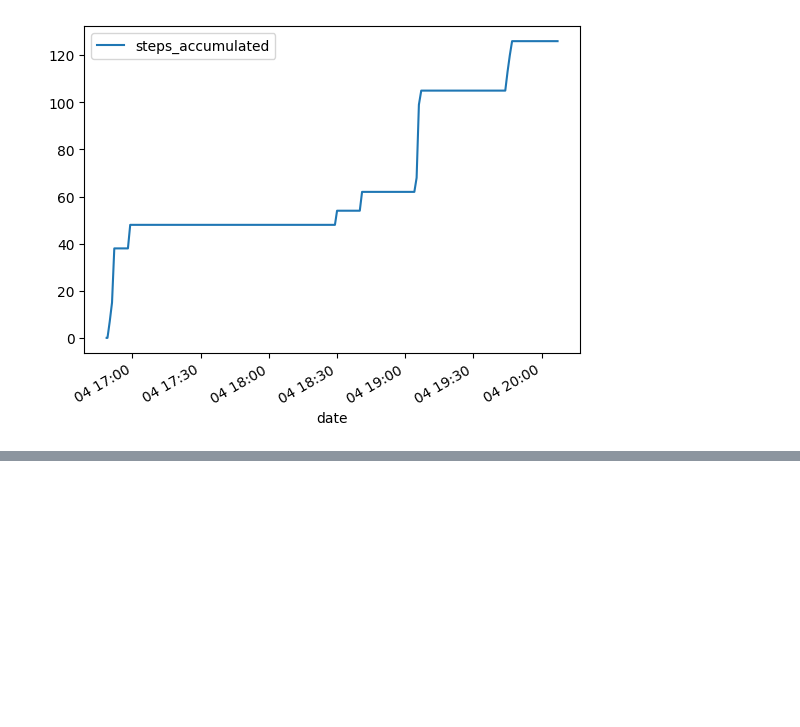
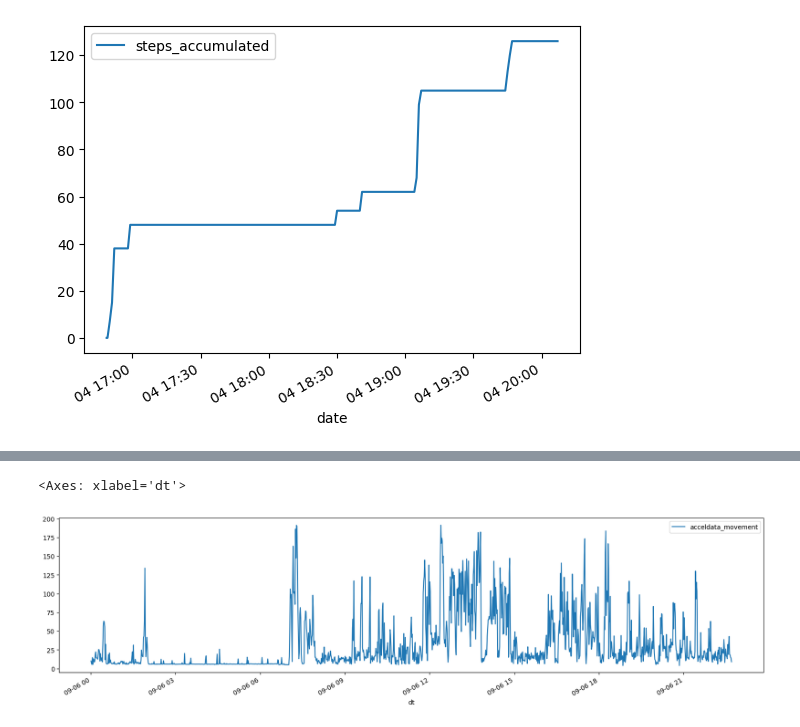
Before and after one commit to velaboratory/bangle, a Jupyter notebook: sync_server/analyze.ipynb, the cells around one changed output, grey strips where cells are left out. Drawn from its saved outputs; the diff is of its cells as text; code cells hidden in the pictures; blank space fills up the shorter version.

```diff
--- a/sync_server/analyze.ipynb
+++ b/sync_server/analyze.ipynb
@@ -210,0 +231,31 @@ df.tail(50)
+# %%
+#this example shows how to use the bangle api to get syncs and turn them into something useful using pandas
+import pandas as pd
+import requests
+import datetime
+import base64
+import struct
+import json
+import math
+import matplotlib.pyplot as plt
+from_time = math.floor((datetime.datetime.now()-datetime.timedelta(days=1)).timestamp())
+dt = datetime.datetime.strptime(target_day, "%m/%d/%Y")
+res = requests.get(f"https://bbs.ugavel.com/getsyncs?device_id=e5:cc:1d:bb:e4:d1&from_time={from_time}")
+df = pd.DataFrame.from_records(res.json()["syncs"])
+
+df["acceldata_encoded"] = df["data"].str.extract("accellog[0-9]*:(.*)\n?")
+df["acceldata"] = df.acceldata_encoded.apply(base64.b64decode)
+df["acceldata_unpacked"] = df.acceldata.apply(lambda x: list(struct.iter_unpack(">IIIIH",x)))
+df = df.explode("acceldata_unpacked")
+df['acceldata_movement'] = df.acceldata_unpacked.apply(lambda x: x[1]/x[2])
+df['accel_data_timestamp'] = df.acceldata_unpacked.apply(lambda x: x[0])
+df['dt'] = df.accel_data_timestamp.apply(datetime.datetime.fromtimestamp)
+df['date'] = df.dt.dt.date
+df['hour'] = df.dt.dt.hour
+df['minute'] = df.dt.dt.minute
+df = df[["dt", "date","hour","minute","acceldata_movement"]]
+fig,ax = plt.subplots(figsize=(20,5))
+df[(df.date == datetime.date(2023,9,6))].plot(x="dt",y="acceldata_movement",figsize=(20,5), ax = ax)
+# %% [output]
+<Axes: xlabel='dt'>
+[figure, added]
```
Also changed, not shown: parts of 2 cells of this notebook.
